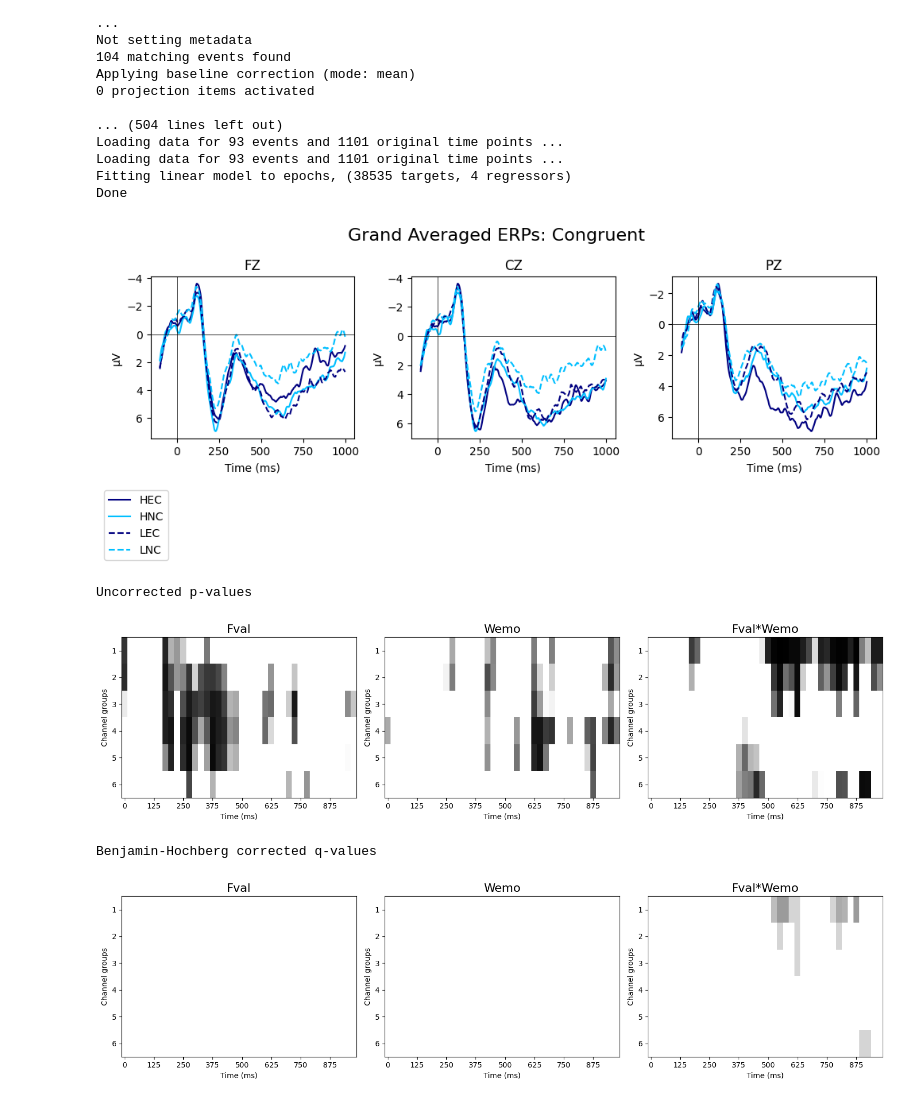
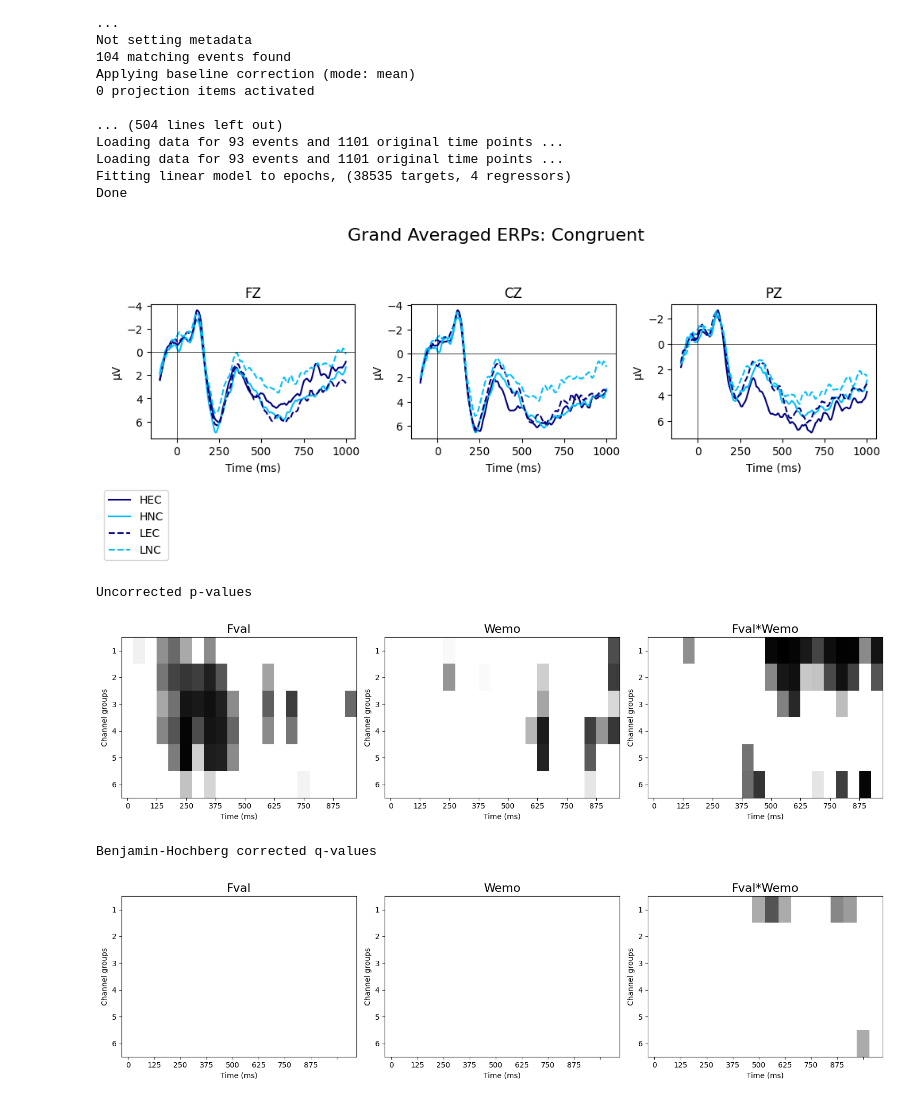
Before and after one commit to amandalin047/regression-based_ERP, a Jupyter notebook: rERP_2023/single_subjects/plausible_only.ipynb, the cells around one changed output. Saved outputs shown, nothing was run; the diff lists cells and outputs as text; code cells hidden in the pictures.

```diff
--- a/rERP_2023/single_subjects/plausible_only.ipynb
+++ b/rERP_2023/single_subjects/plausible_only.ipynb
@@ -447,6 +447,7 @@ class stats_and_graphs:
                 ax.set_xlabel('Time (ms)')
                 ax.set_xticklabels(xticks)
                 ax.set_ylabel('Channel groups')
+                ax.set_yticks(np.arange(len(vals[idx][:,tmin:tmax])))
                 ax.set_yticklabels(yticks)
             figure.tight_layout()
 
@@ -458,24 +456,0 @@ class stats_and_graphs:
-# %%
-## testing dry-run data
-os.chdir('C:\\Users\\amand\\rerp_2023\\xlsx_files')
-uniq1 = pd.read_excel('Unique_Codes_List1.xlsx').to_numpy()
-uniq2 = pd.read_excel('Unique_Codes_List2.xlsx').to_numpy()
-pred1 = pd.read_excel('NoSemanticConstraint.xlsx', sheet_name='List1')
-pred2 = pd.read_excel('NoSemanticConstraint.xlsx', sheet_name='List2')
-
-rerp_roi_chan = [['F3','FZ','F4'], ['FC3','FCZ','FC4'],
-                  ['C3','CZ','C4'], ['CP3','CPZ','CP4'],
-                  ['P3','PZ','P4'], ['O1','OZ','O2']]
-n400_chan = lpc_chan = [['CP3', 'CPZ', 'CP4', 'P3', 'PZ', 'P4']]
-binlabels = ['HEC','HNC','LEC', 'LNC']
-
-os.chdir('C:\\Users\\amand\\rerp_2023\\Crystal\\amanda_list002')
-raw = mne.io.read_raw_eeglab('amanda_list002.set')
-
-s = subject(2, 'amanda_list002_elist_AD.txt', 'final_congruent.txt', raw)
-epoch, description, tlock_events = s.AD_compiled_epoching(-0.1, 1, bc=(-0.1,0))
-dmatrix = s.get_design_matrix(pred1, pred2, description, tlock_events, uniq1, uniq2)
-
-r = rERP(2, 'amanda_list002_elist_AD.txt', 'final_congruent.txt', raw, epoch, dmatrix)
-outputs = r.get_rerp_outputs(binlabels=binlabels)
-rerp_roi = r.get_roi_coeffs(outputs, -100, 1001, 25, rerp_roi_chan, mode='rERP')
@@ -535,7 +491,7 @@ for i in range(len(subj_outputs)):
 
     r = rERP(subj_list[i][1], 'Crystal subj' + subj_list[i][0] + ' elist.txt', 'final_congruent.txt', raw, epoch, dmatrix);
     outputs = r.get_rerp_outputs(binlabels=binlabels);
-    rerp_roi = r.get_roi_coeffs(outputs, -100, 1001, 25, rerp_roi_chan, mode='rERP')
+    rerp_roi = r.get_roi_coeffs(outputs, -100, 1001, 50, rerp_roi_chan, mode='rERP')
     n400 = r.get_roi_coeffs(outputs, 300, 500, 200, n400_chan, mode='ERP')
     lpc = r.get_roi_coeffs(outputs, 600, 900, 300, lpc_chan, mode='ERP')
 
@@ -572,27 +528,27 @@ sg.plot_grand_averages('Grand Averaged ERPs: Congruent', 'ERP', row=1, col=3, fi
                     linestyles=['solid', 'solid', 'dashed', 'dashed'], colors=['navy','deepskyblue','navy', 'deepskyblue'],
                     chan_list=['FZ','CZ','PZ'], baseline=-100)
 # %% [output]
-[figure, old version]
+[figure, new version]
 # %%
 coeffs = sg.coeff_formatting()
 tval, pval = sg.ttest(coeffs)
 ttest_fdr = sg.fdr_BH(pval)
 
 xticks = list(range(-125, 1000, 125))
-yticks = list(range(0,7))
+yticks = list(range(1,7))
 print('Uncorrected p-values\n')
 sg.hypothesis_heat_maps(pval, row=1, col=3, pred_names=pred_names, figsize=(15,4), fontsize=16,
-                        xticks=xticks, yticks=yticks, tmin=4, tmax=44)
+                        xticks=xticks, yticks=yticks, tmin=2, tmax=22)
 # %% [output]
 Uncorrected p-values
-[figure, old version]
+[figure, new version]
 # %%
 print('Benjamin-Hochberg corrected q-values\n')
 sg.hypothesis_heat_maps(ttest_fdr.Qval, row=1, col=3, pred_names=pred_names, figsize=(15,4), fontsize=16,
                         xticks=xticks, yticks=yticks, tmin=4, tmax=44)
 # %% [output]
 Benjamin-Hochberg corrected q-values
-[figure, old version]
+[figure, new version]
 # %%
 print('rERP Grand Averaged Significant Coefficients')
 sg.plot_grand_averages(None, 'rERP', row=6, col=3, figsize=(16,20), bins=None,
```
Also changed, not shown: parts of 7 cells of this notebook.
